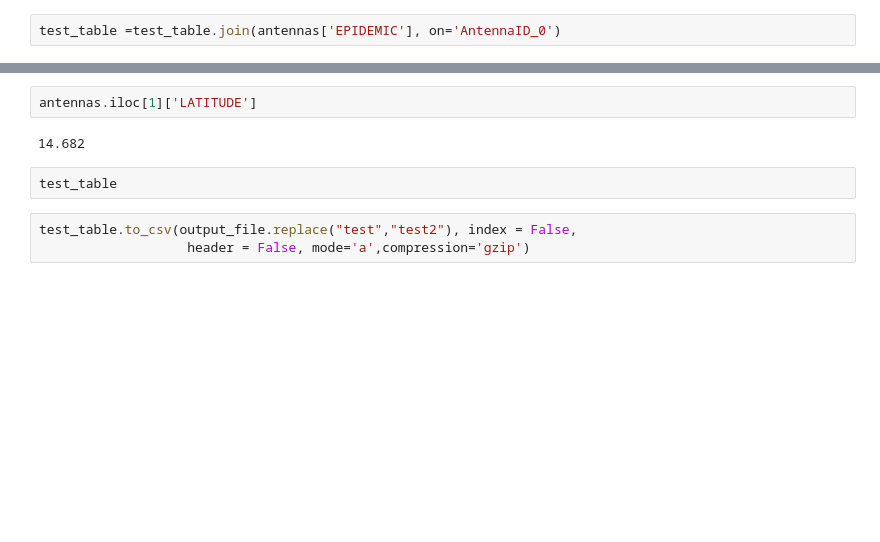
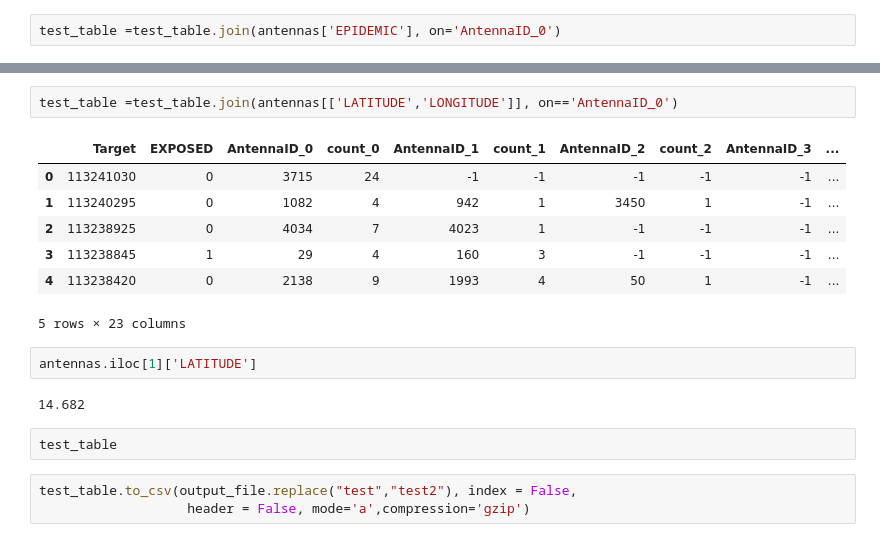
Before and after one commit to jdemonasterio/Tesis, a Jupyter notebook: User_antenna mapping.ipynb, the cells around one changed output, grey strips where cells are left out. Cells and saved outputs as stored; diff of their text form; blank space fills up the shorter version.

```diff
--- a/User_antenna mapping.ipynb
+++ b/User_antenna mapping.ipynb
@@ -366,3 +521,13 @@ antennas.head()
+# %%
+test_table =test_table.join(antennas[['LATITUDE','LONGITUDE']], on=='AntennaID_0')
+# %% [output]
+|  | Target | EXPOSED | AntennaID_0 | count_0 | AntennaID_1 | count_1 | AntennaID_2 | count_2 | AntennaID_3 | ... |
+| 0 | 113241030 | 0 | 3715 | 24 | -1 | -1 | -1 | -1 | -1 | ... |
+| 1 | 113240295 | 0 | 1082 | 4 | 942 | 1 | 3450 | 1 | -1 | ... |
+| 2 | 113238925 | 0 | 4034 | 7 | 4023 | 1 | -1 | -1 | -1 | ... |
+| 3 | 113238845 | 1 | 29 | 4 | 160 | 3 | -1 | -1 | -1 | ... |
+| 4 | 113238420 | 0 | 2138 | 9 | 1993 | 4 | 50 | 1 | -1 | ... |
+5 rows × 23 columns
 # %%
 antennas.iloc[1]['LATITUDE']
 # %% [output]
```
Also changed, not shown: parts of 25 cells of this notebook.
